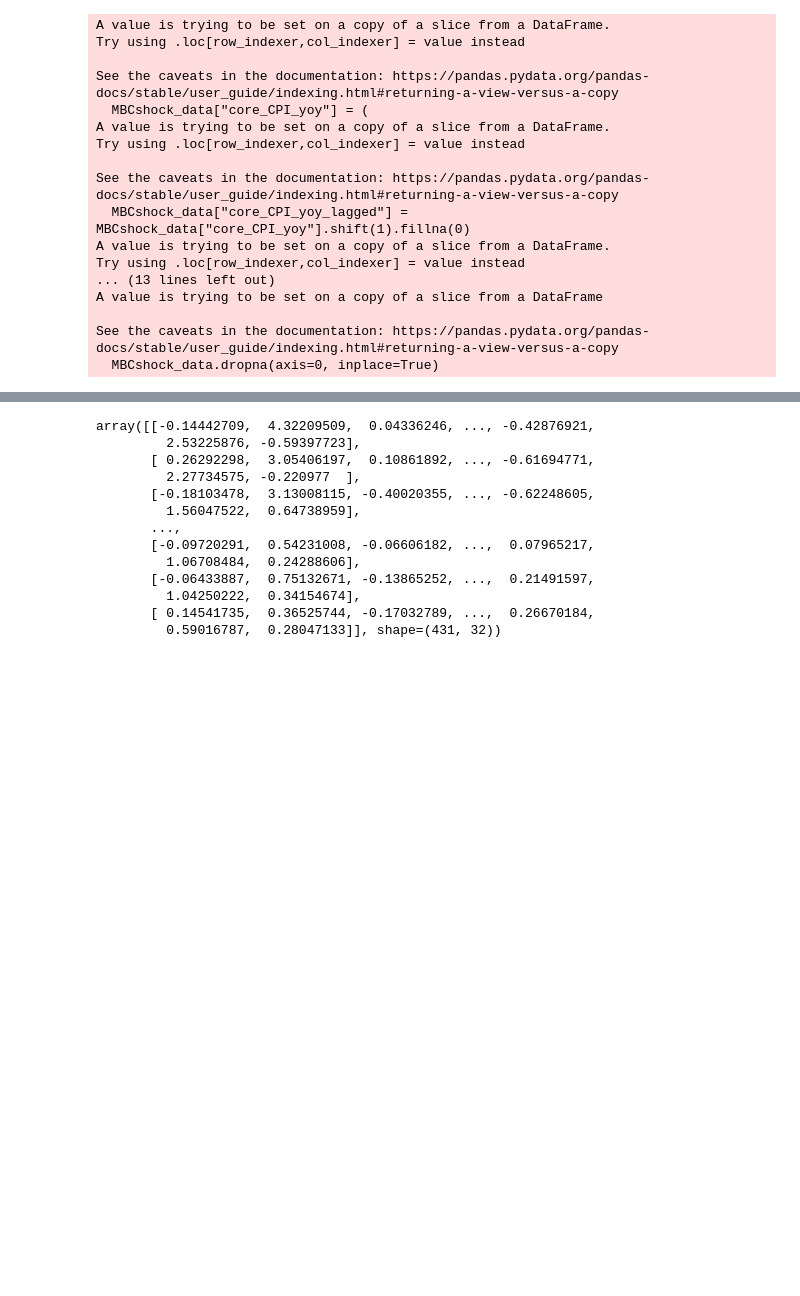
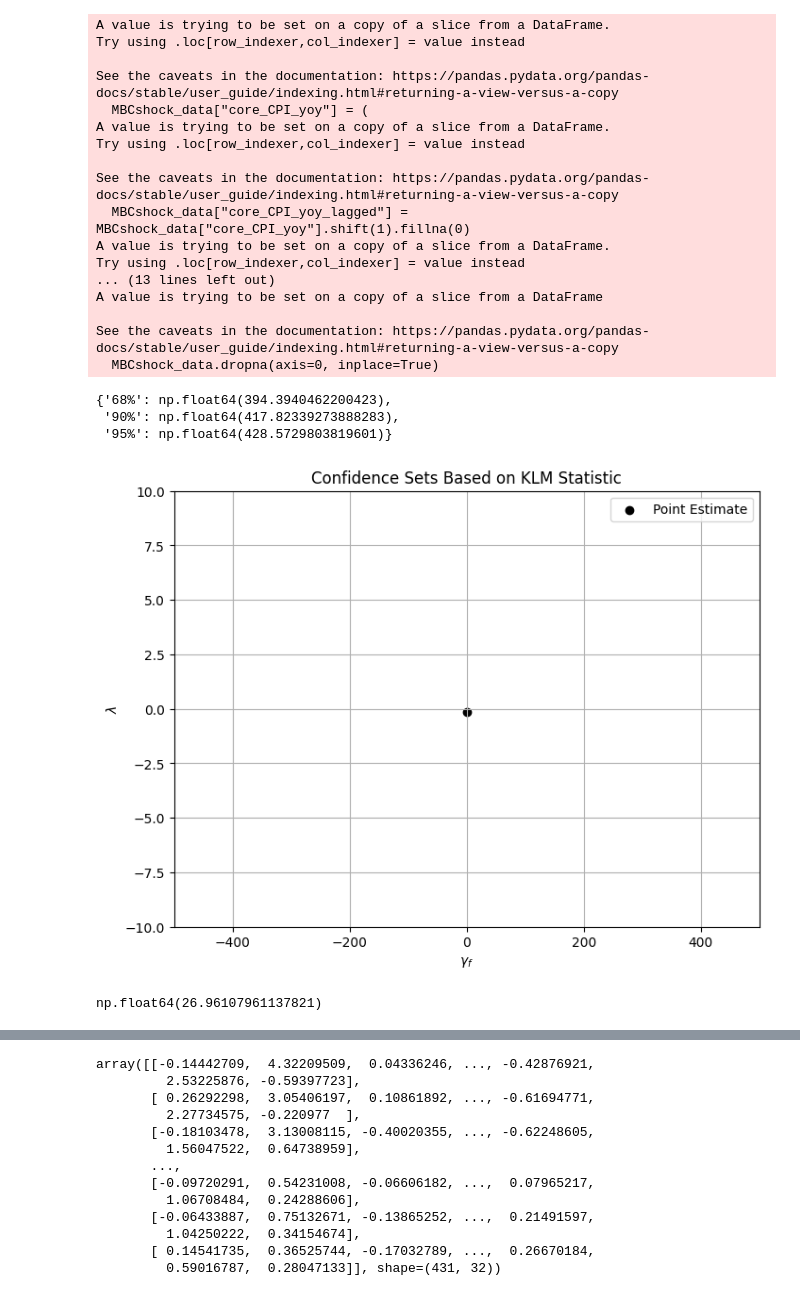
Before and after one commit to eliottmlg/SP-IV-replication, a Jupyter notebook: tests.ipynb, the cells around one changed output, grey strips where cells are left out. Cells and saved outputs as stored; diff of their text form; code cells hidden in the pictures; blank space fills up the shorter version.

```diff
--- a/tests.ipynb
+++ b/tests.ipynb
@@ -175,0 +264,20 @@ u = u(np.array([2,4]))
+# %%
+critical_values
+# %% [output]
+{'68%': np.float64(394.3940462200423),
+ '90%': np.float64(417.82339273888283),
+ '95%': np.float64(428.5729803819601)}
+# %%
+gamma_f_grid, lambda_grid = np.meshgrid(
+    np.linspace(-500, 500, 100), np.linspace(-10, 10, 100)
+)
+
+coef = [0.6, -0.14]
+
+plot_confidence_regions(gamma_f_grid, lambda_grid, coef)
+# %% [output]
+[figure, added]
+# %%
+KLM(np.array([0.6, -0.14]))
+# %% [output]
+np.float64(26.96107961137821)
```
Also changed, not shown: parts of 6 cells of this notebook.
